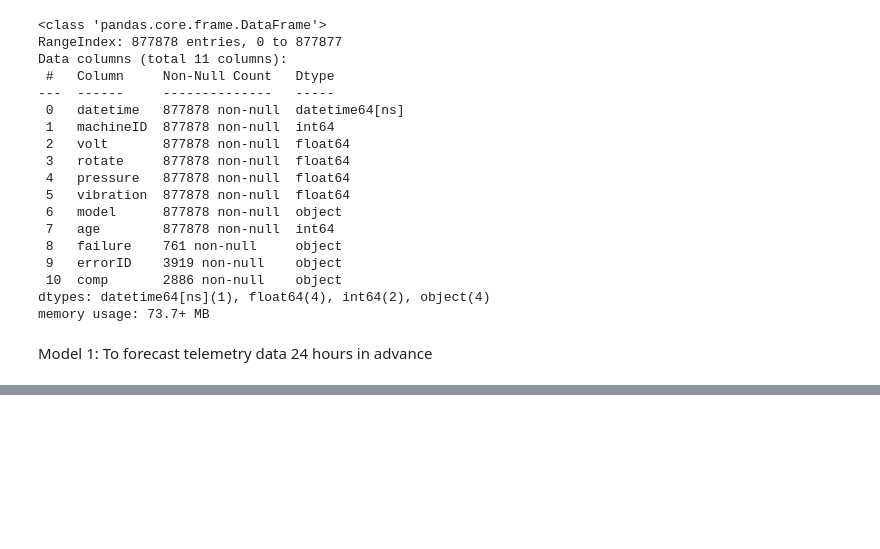
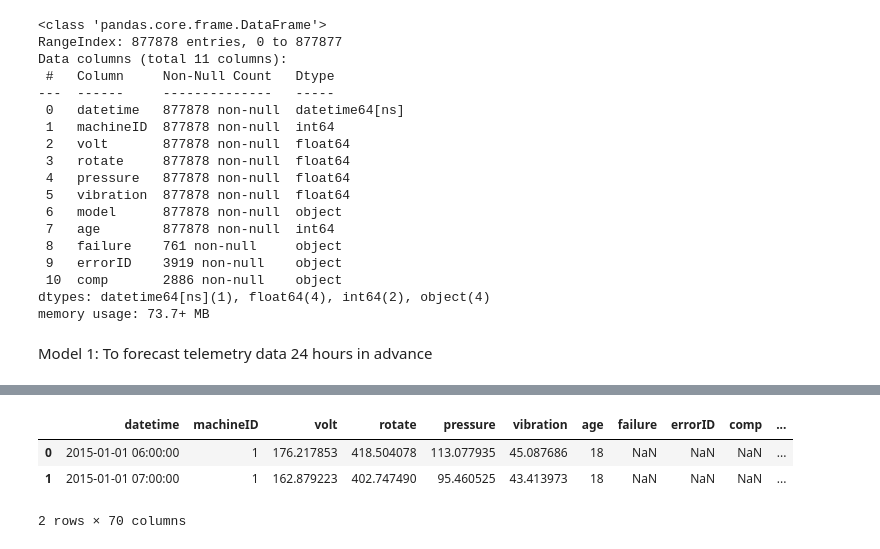
Before and after one commit to manya28/predictive_maintenance, a Jupyter notebook: predictive_maintenance_1.ipynb, the cells around one changed output, grey strips where cells are left out. Cells and saved outputs as stored; diff of their text form; code cells hidden in the pictures; blank space fills up the shorter version.

```diff
--- a/predictive_maintenance_1.ipynb
+++ b/predictive_maintenance_1.ipynb
@@ -699,0 +747,7 @@ Lag 6 Autocorrelation:
+# %%
+data.head(2)
+# %% [output]
+|  | datetime | machineID | volt | rotate | pressure | vibration | age | failure | errorID | comp | ... |
+| 0 | 2015-01-01 06:00:00 | 1 | 176.217853 | 418.504078 | 113.077935 | 45.087686 | 18 | NaN | NaN | NaN | ... |
+| 1 | 2015-01-01 07:00:00 | 1 | 162.879223 | 402.747490 | 95.460525 | 43.413973 | 18 | NaN | NaN | NaN | ... |
+2 rows × 70 columns
```
Also changed, not shown: parts of 29 cells of this notebook.
